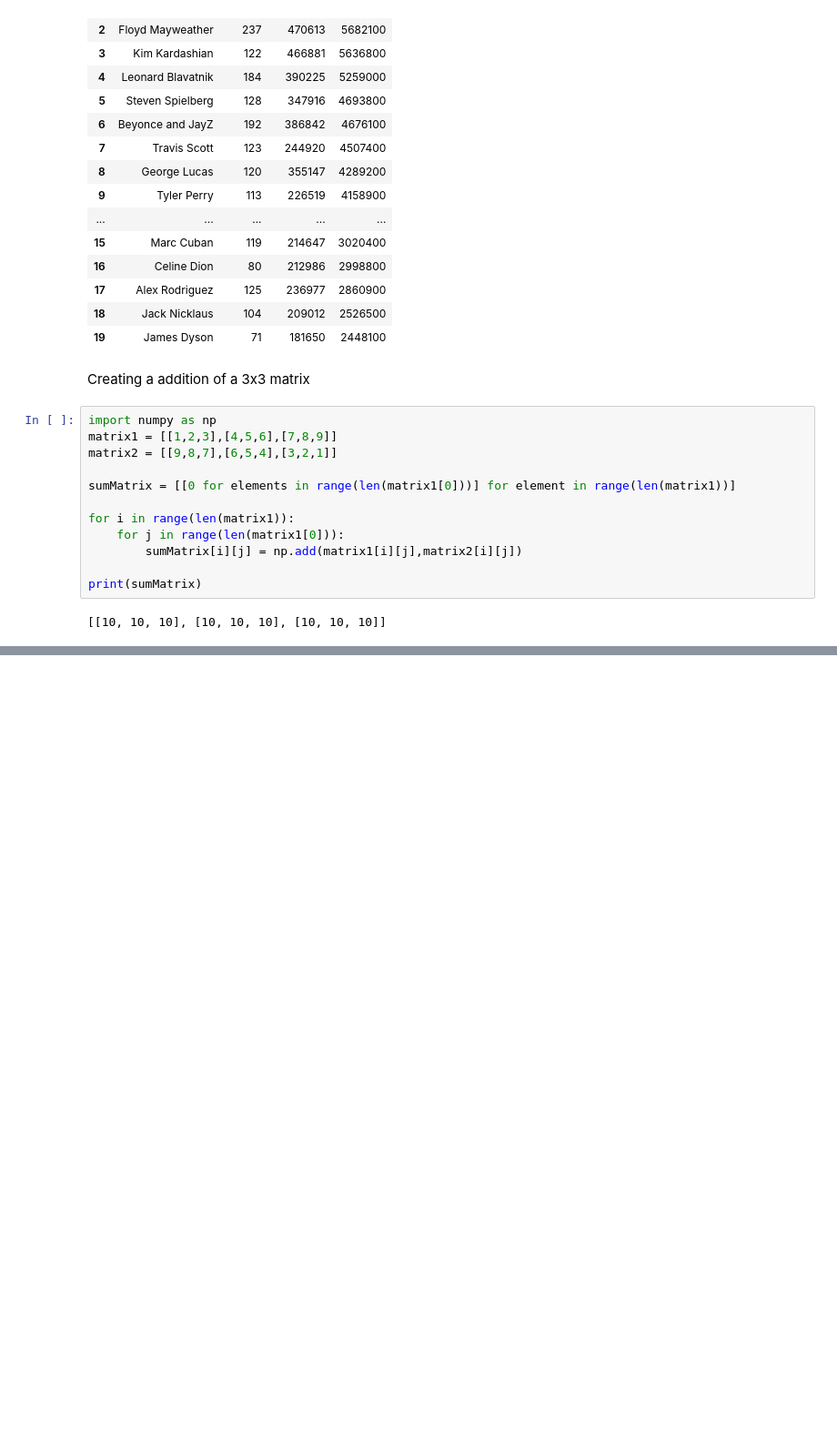
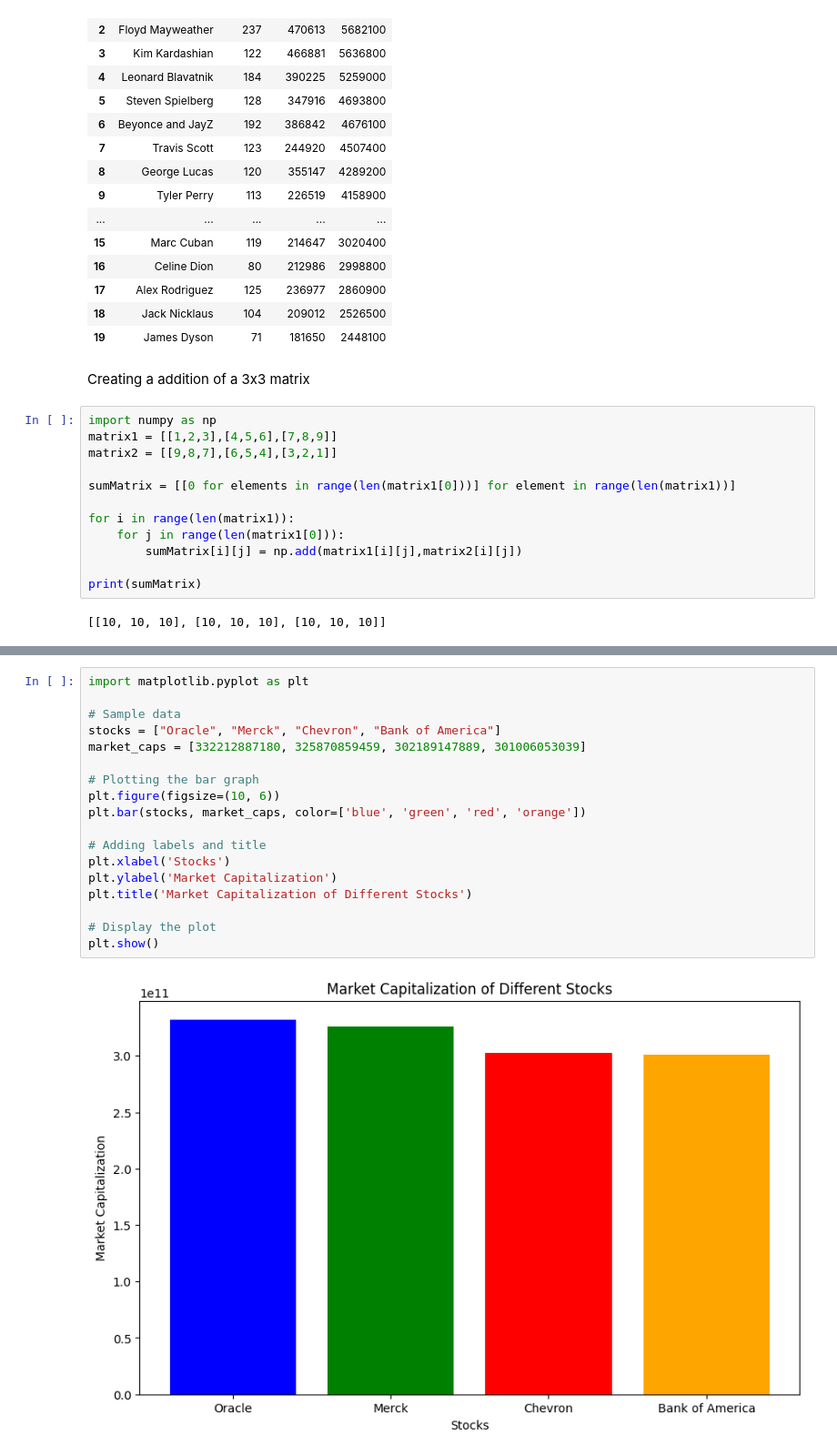
Before and after one commit to Alexander040105/self-learning-projects, a Jupyter notebook: csv_project/aral_pandas/self_activity.ipynb, the cells around one changed output, grey strips where cells are left out. Shown at 91% size. Saved outputs shown, nothing was run; the diff lists cells and outputs as text; blank space fills up the shorter version.

```diff
--- a/csv_project/aral_pandas/self_activity.ipynb
+++ b/csv_project/aral_pandas/self_activity.ipynb
@@ -172,0 +266,20 @@ print(sumMatrix)
+# %%
+import matplotlib.pyplot as plt
+
+# Sample data
+stocks = ["Oracle", "Merck", "Chevron", "Bank of America"]
+market_caps = [332212887180, 325870859459, 302189147889, 301006053039]
+
+# Plotting the bar graph
+plt.figure(figsize=(10, 6))
+plt.bar(stocks, market_caps, color=['blue', 'green', 'red', 'orange'])
+
+# Adding labels and title
+plt.xlabel('Stocks')
+plt.ylabel('Market Capitalization')
+plt.title('Market Capitalization of Different Stocks')
+
+# Display the plot
+plt.show()
+# %% [output]
+[figure, added]
```
Also changed, not shown: parts of 2 cells of this notebook, 7 other files.
